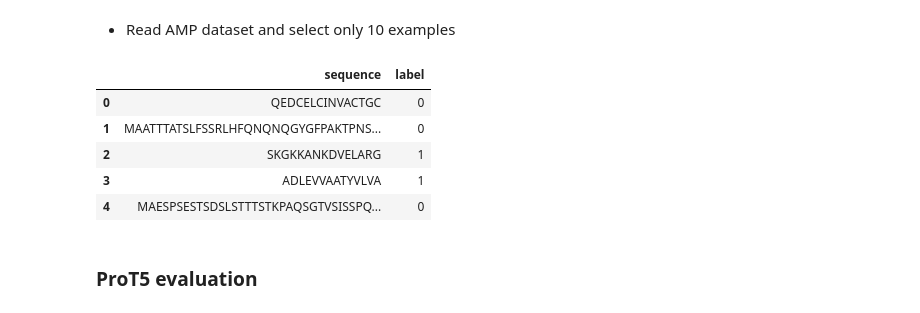
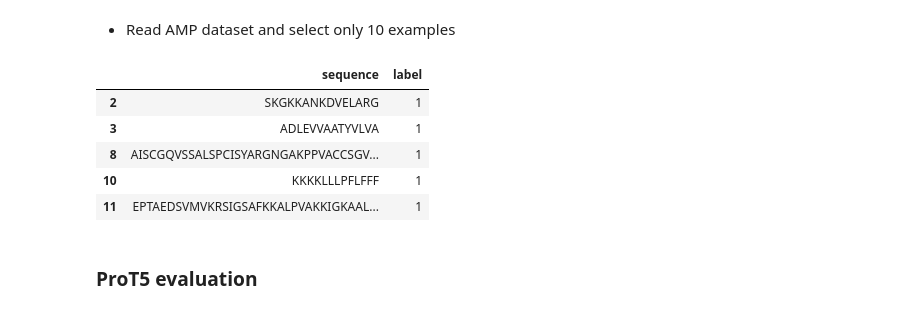
Before and after one commit to ProteinEngineering-PESB2/training_models_PI, a Jupyter notebook: notebooks/demo_embedding_extraction.ipynb, the cells around one changed output. Cells and saved outputs as stored; diff of their text form; code cells hidden in the pictures.

```diff
--- a/notebooks/demo_embedding_extraction.ipynb
+++ b/notebooks/demo_embedding_extraction.ipynb
@@ -30,15 +32,19 @@ from embedding_extraction.mistral_based import MistralBasedEmbedding
 - Read AMP dataset and select only 10 examples
 # %%
 df_data = pd.read_csv("../raw_data/Antimicrobial/train_data.csv")
-df_data = df_data[:10]
+df_pos = df_data[df_data["label"] == 1][:50]
+df_neg = df_data[df_data["label"] == 0][:50]
+
+df_data = pd.concat([df_pos, df_neg], axis=0)
+
 df_data.head(5)
 # %% [output]
 |  | sequence | label |
-| 0 | QEDCELCINVACTGC | 0 |
-| 1 | MAATTTATSLFSSRLHFQNQNQGYGFPAKTPNS... | 0 |
 | 2 | SKGKKANKDVELARG | 1 |
 | 3 | ADLEVVAATYVLVA | 1 |
-| 4 | MAESPSESTSDSLSTTTSTKPAQSGTVSISSPQ... | 0 |
+| 8 | AISCGQVSSALSPCISYARGNGAKPPVACCSGV... | 1 |
+| 10 | KKKKLLLPFLFFF | 1 |
+| 11 | EPTAEDSVMVKRSIGSAFKKALPVAKKIGKAAL... | 1 |
 # %% [markdown]
 ### ProT5 evaluation
 # %%
```
Also changed, not shown: parts of 12 cells of this notebook, 9 other files.
